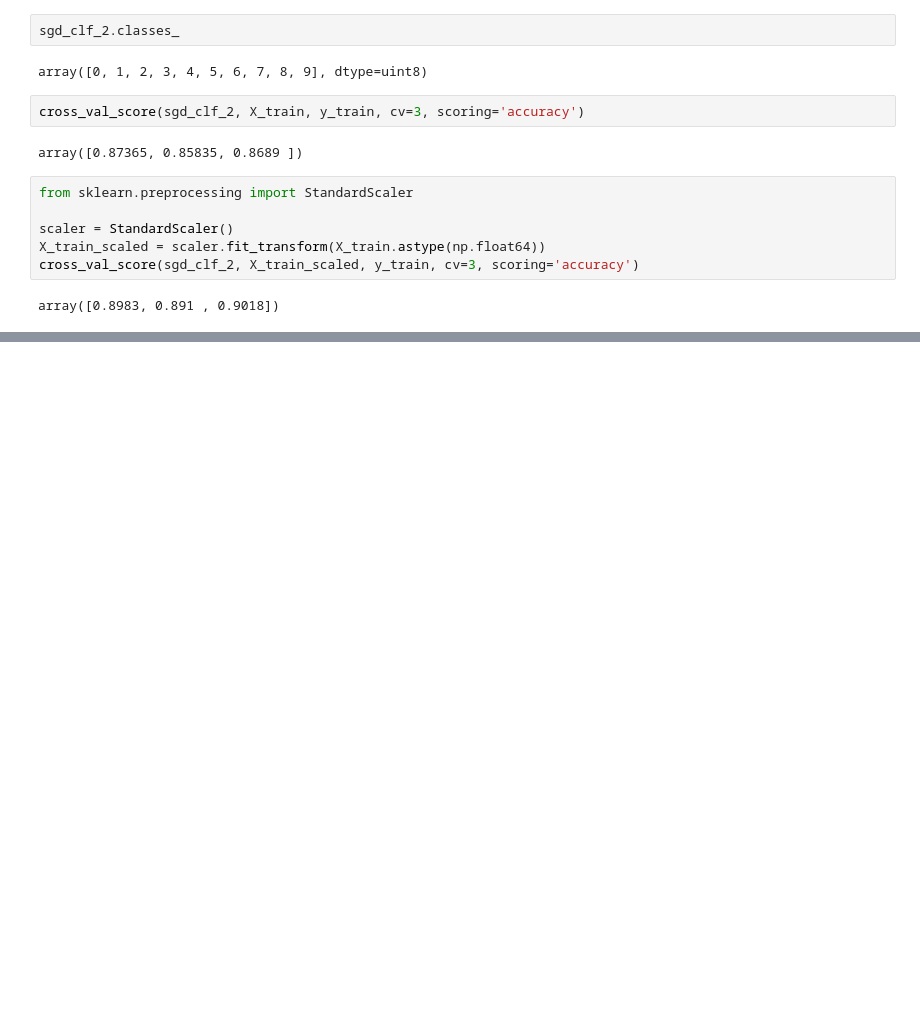
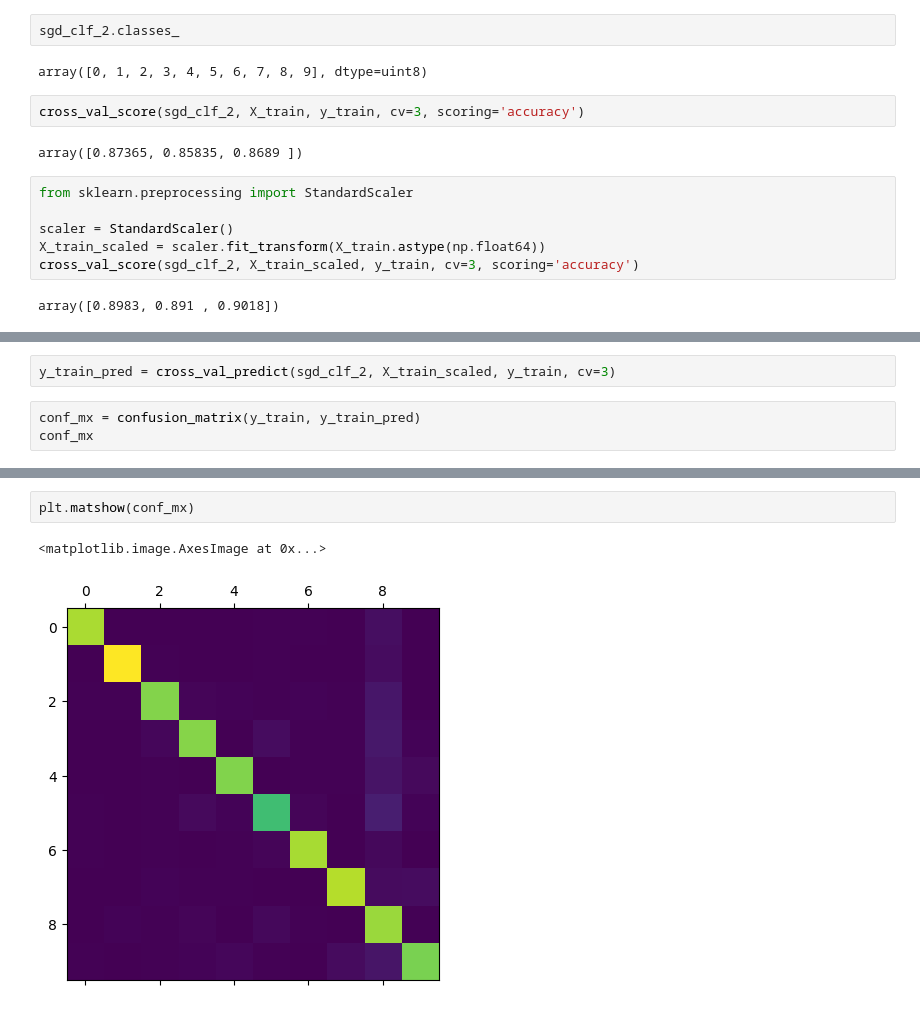
Before and after one commit to penicholson/hands-on-ml, a Jupyter notebook: ch3/mnist.ipynb, the cells around one changed output, grey strips where cells are left out. Saved outputs shown, nothing was run; the diff lists cells and outputs as text; blank space fills up the shorter version.

```diff
--- a/ch3/mnist.ipynb
+++ b/ch3/mnist.ipynb
@@ -242,0 +245,5 @@ array([0.8983, 0.891 , 0.9018])
+# %%
+y_train_pred = cross_val_predict(sgd_clf_2, X_train_scaled, y_train, cv=3)
+# %%
+conf_mx = confusion_matrix(y_train, y_train_pred)
+conf_mx
@@ -242,0 +261,5 @@ array([0.8983, 0.891 , 0.9018])
+# %%
+plt.matshow(conf_mx)
+# %% [output]
+<matplotlib.image.AxesImage at 0x...>
+[figure, added]
```
Also changed, not shown: parts of 13 cells of this notebook.
